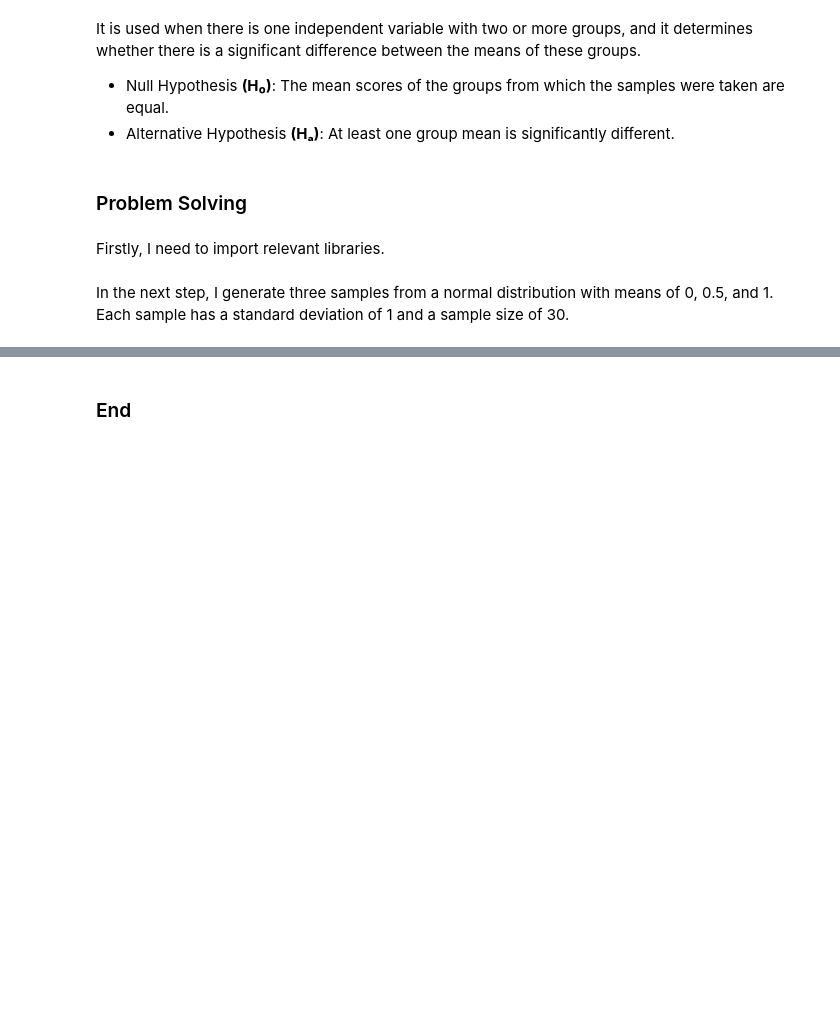
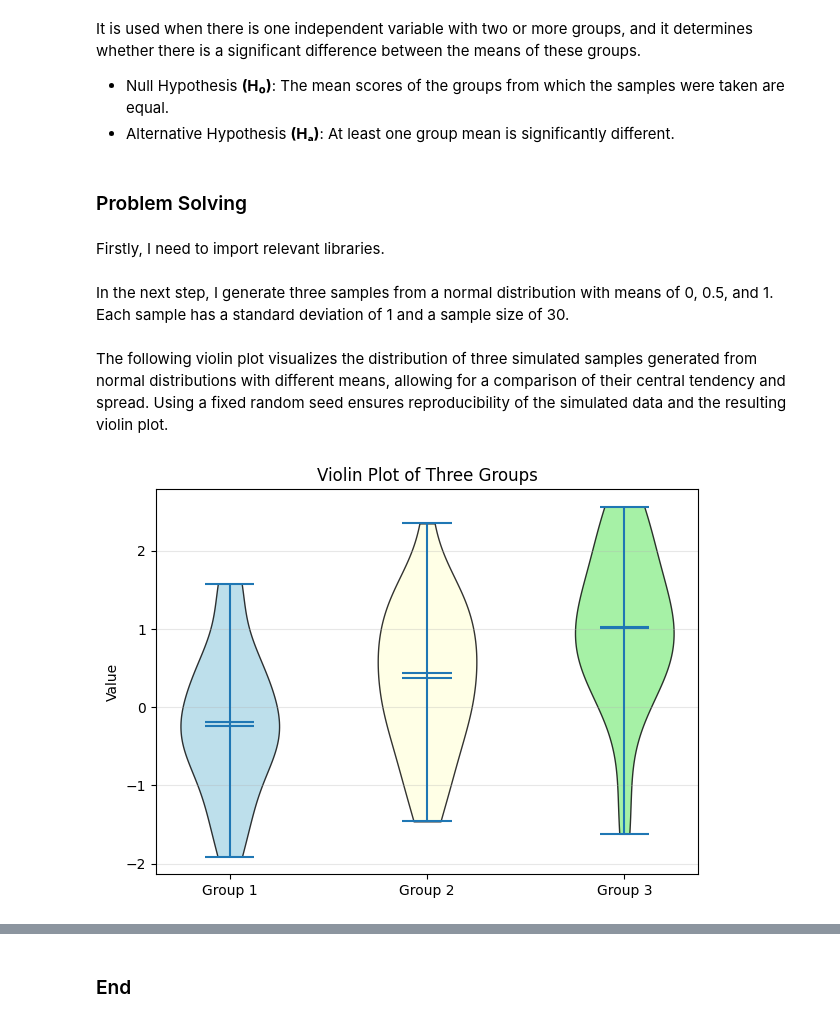
Before and after one commit to UWASIKLK/applied-statistics, a Jupyter notebook: problems.ipynb, the cells around one changed output, grey strips where cells are left out. Saved outputs shown, nothing was run; the diff lists cells and outputs as text; code cells hidden in the pictures; blank space fills up the shorter version.

```diff
--- a/problems.ipynb
+++ b/problems.ipynb
@@ -694,3 +697,31 @@ group_2 = np.random.normal(loc=0.5, scale=1.0, size=30)
 
 # Sample group 3: mean=1, standard deviation = 1, sample size = 30
 group_3 = np.random.normal(loc=1.0, scale=1.0, size=30)
+# %% [markdown]
+The following violin plot visualizes the distribution of three simulated samples generated from normal distributions with different means, allowing
+for a comparison of their central tendency and spread. Using a fixed random seed ensures reproducibility of the simulated data and the resulting
+violin plot.
+# %%
+# Creating the list of three samples arrays.
+groups = [group_1, group_2, group_3]
+colors = ['lightblue', 'lightyellow', 'lightgreen']  # Setting colours for each group
+labels = ['Group 1', 'Group 2', 'Group 3']
+
+plt.figure(figsize=(7, 5))
+parts = plt.violinplot(groups, showmeans=True, showmedians=True) # Each violin shows: distribution shape, mean (horizontal line) and median (marker/line)
+
+# Customize violin colors
+for i, pc in enumerate(parts['bodies']):
+    pc.set_facecolor(colors[i])
+    pc.set_edgecolor('black')
+    pc.set_alpha(0.8)
+
+plt.xticks([1, 2, 3], labels)  # Labels for x axis
+plt.title('Violin Plot of Three Groups')
+
+plt.ylabel('Value')  # Label y axis
+plt.grid(axis='y', alpha=0.3) # Horizonal grid
+
+plt.show()
+# %% [output]
+[figure, added]
```
Also changed, not shown: parts of 2 cells of this notebook.
